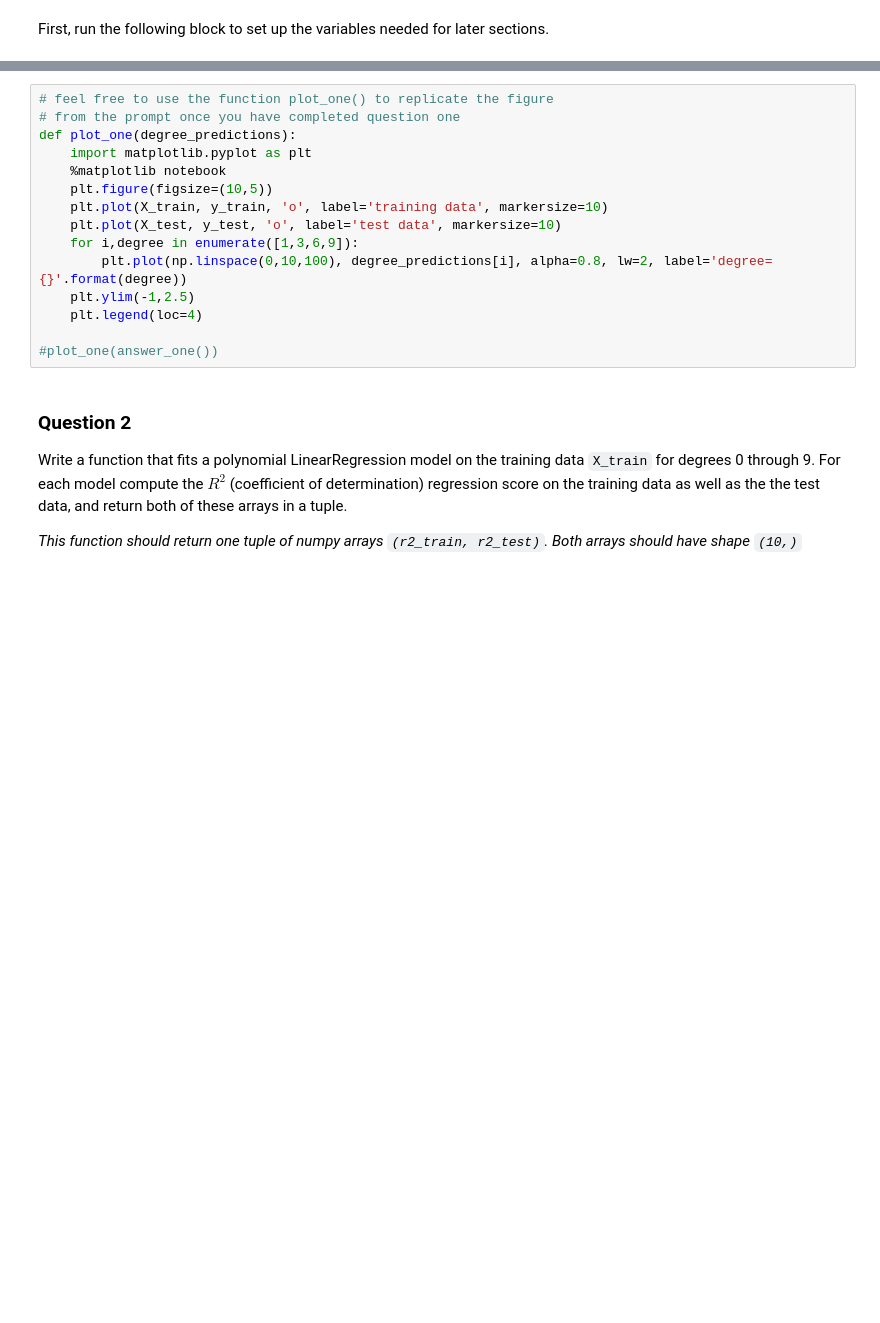
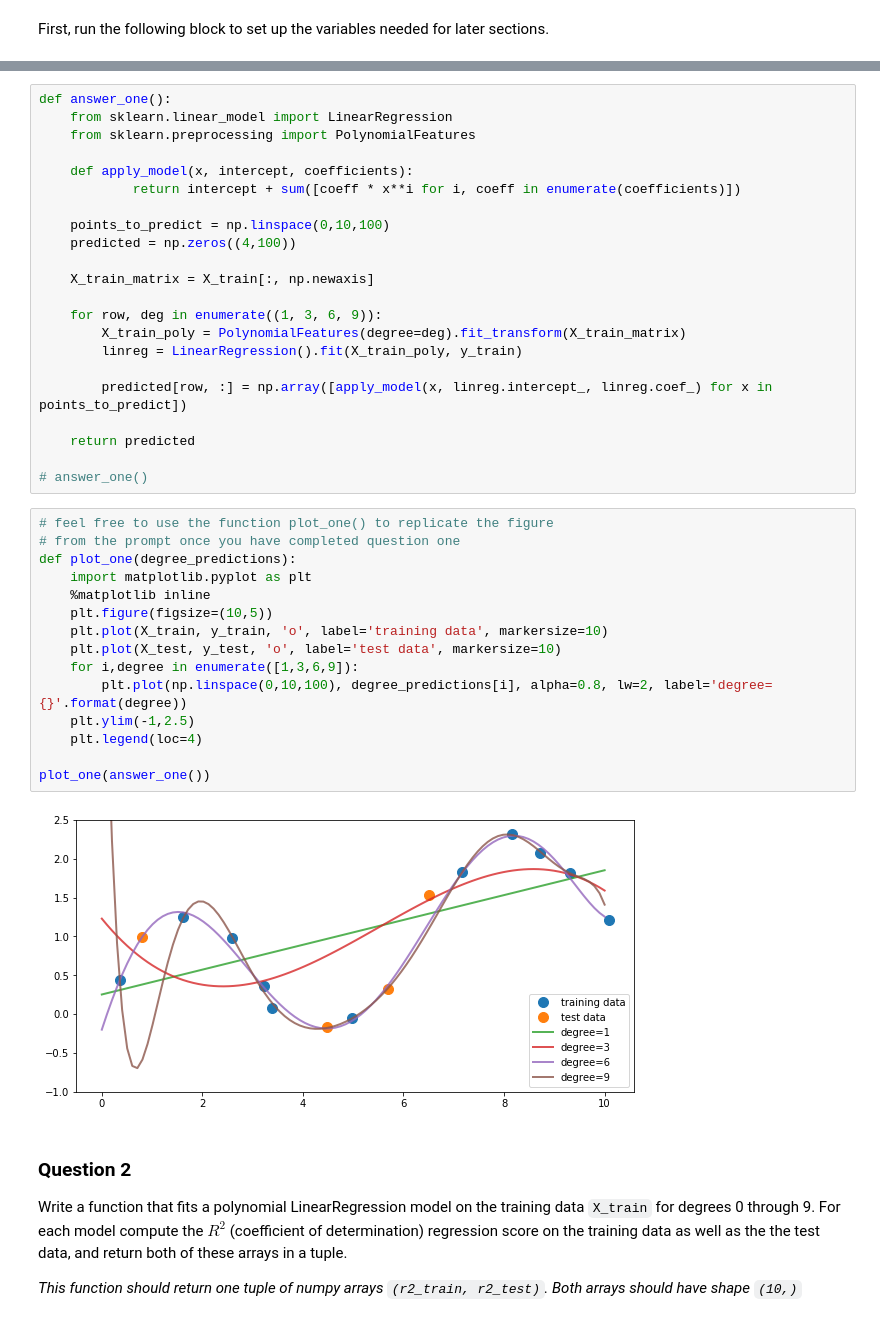
Before and after one commit to johnflavin/coursera-data-science-python, a Jupyter notebook: 03-applied-machine-learning-in-python/Assignment2.ipynb, the cells around one changed output, grey strips where cells are left out. Saved outputs shown, nothing was run; the diff lists cells and outputs as text; blank space fills up the shorter version.

```diff
--- a/03-applied-machine-learning-in-python/Assignment2.ipynb
+++ b/03-applied-machine-learning-in-python/Assignment2.ipynb
@@ -63,18 +57,42 @@ def answer_one():
+# %%
+def answer_one():
+    from sklearn.linear_model import LinearRegression
+    from sklearn.preprocessing import PolynomialFeatures
+
+    def apply_model(x, intercept, coefficients):
+            return intercept + sum([coeff * x**i for i, coeff in enumerate(coefficients)])
+
+    points_to_predict = np.linspace(0,10,100)
+    predicted = np.zeros((4,100))
+
+    X_train_matrix = X_train[:, np.newaxis]
+
+    for row, deg in enumerate((1, 3, 6, 9)):
+        X_train_poly = PolynomialFeatures(degree=deg).fit_transform(X_train_matrix)
+        linreg = LinearRegression().fit(X_train_poly, y_train)
+
+        predicted[row, :] = np.array([apply_model(x, linreg.intercept_, linreg.coef_) for x in points_to_predict])
+
+    return predicted
+
+# answer_one()
 # %%
 # feel free to use the function plot_one() to replicate the figure
 # from the prompt once you have completed question one
 def plot_one(degree_predictions):
     import matplotlib.pyplot as plt
-    %matplotlib notebook
+    %matplotlib inline
     plt.figure(figsize=(10,5))
     plt.plot(X_train, y_train, 'o', label='training data', markersize=10)
     plt.plot(X_test, y_test, 'o', label='test data', markersize=10)
     for i,degree in enumerate([1,3,6,9]):
         plt.plot(np.linspace(0,10,100), degree_predictions[i], alpha=0.8, lw=2, label='degree={}'.format(degree))
     plt.ylim(-1,2.5)
     plt.legend(loc=4)
 
-#plot_one(answer_one())
+plot_one(answer_one())
+# %% [output]
+[figure, added]
 # %% [markdown]
 ### Question 2
 
```
Also changed, not shown: parts of 8 cells of this notebook.
